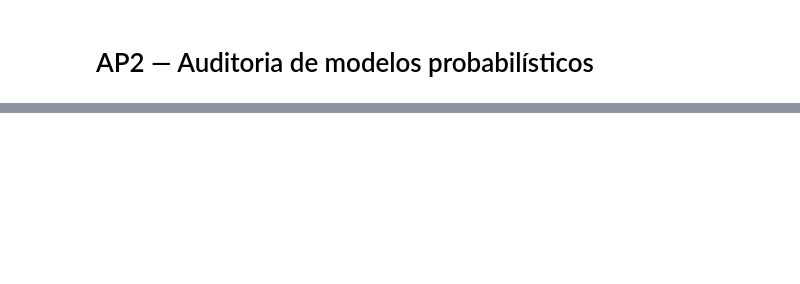
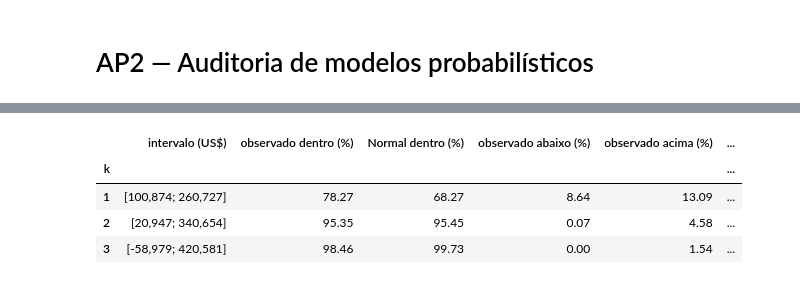
Before and after one commit to henriquelca/TrabalhoMQ, a Jupyter notebook: notebooks/ap2.ipynb, the cells around one changed output, grey strips where cells are left out. Drawn from its saved outputs; the diff is of its cells as text; code cells hidden in the pictures; blank space fills up the shorter version.

```diff
--- a/notebooks/ap2.ipynb
+++ b/notebooks/ap2.ipynb
@@ -97,0 +130,14 @@ dados.shape
+# %%
+preco = dados["SalePrice"]
+
+pd.Series(
+    {
+        "tipo computacional": preco.dtype,
+        "registros": len(preco),
+        "valores distintos": preco.nunique(),
+        "valores não inteiros": int((preco % 1 != 0).sum()),
+        "mínimo observado (US$)": preco.min(),
+        "máximo observado (US$)": preco.max(),
+    },
+    name="SalePrice",
+).to_frame()
@@ -97,0 +368,23 @@ dados.shape
+# %%
+linhas = []
+for k in (1, 2, 3):
+    inferior, superior = media_obs - k * dp_obs, media_obs + k * dp_obs
+    linhas.append(
+        {
+            "k": k,
+            "intervalo (US$)": f"[{inferior:,.0f}; {superior:,.0f}]",
+            "observado dentro (%)": 100 * x.between(inferior, superior).mean(),
+            "Normal dentro (%)": 100 * (stats.norm.cdf(k) - stats.norm.cdf(-k)),
+            "observado abaixo (%)": 100 * (x < inferior).mean(),
+            "observado acima (%)": 100 * (x > superior).mean(),
+            "Normal em cada cauda (%)": 100 * stats.norm.cdf(-k),
+        }
+    )
+
+pd.DataFrame(linhas).set_index("k").round(2)
+# %% [output]
+|  | intervalo (US$) | observado dentro (%) | Normal dentro (%) | observado abaixo (%) | observado acima (%) | ... |
+| k |  |  |  |  |  | ... |
+| 1 | [100,874; 260,727] | 78.27 | 68.27 | 8.64 | 13.09 | ... |
+| 2 | [20,947; 340,654] | 95.35 | 95.45 | 0.07 | 4.58 | ... |
+| 3 | [-58,979; 420,581] | 98.46 | 99.73 | 0.00 | 1.54 | ... |
```
Also changed, not shown: parts of 65 cells of this notebook.
